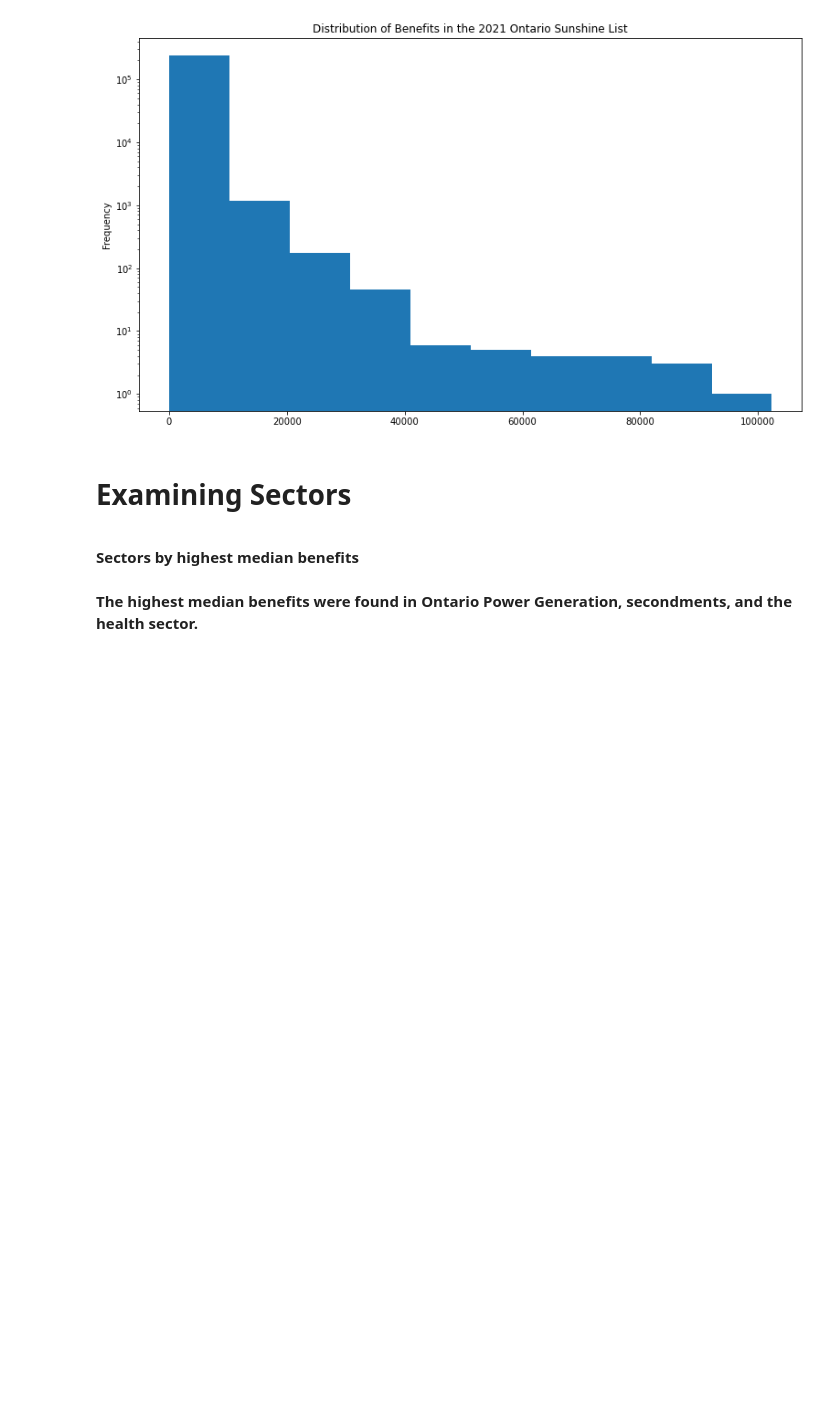
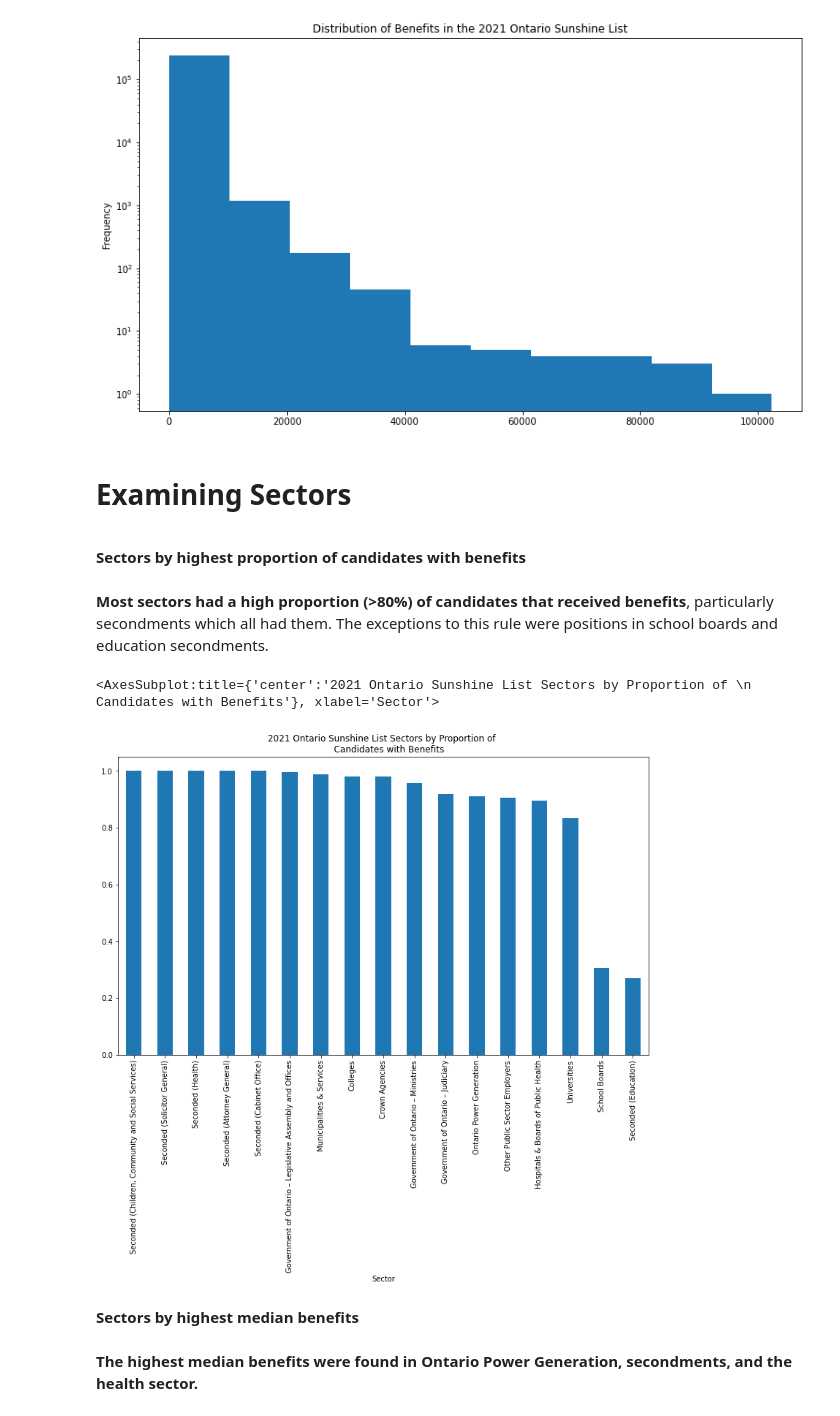
Before and after one commit to carlodghalnin/Ontario_Sunshine_List_Analysis, a Jupyter notebook: 2021_Ontario_Sunshine_List_Benefits_Analysis.ipynb, the cells around one changed output. Cells and saved outputs as stored; diff of their text form; code cells hidden in the pictures; blank space fills up the shorter version.

Commit message:
Finishing benefits analysis

```diff
--- a/2021_Ontario_Sunshine_List_Benefits_Analysis.ipynb
+++ b/2021_Ontario_Sunshine_List_Benefits_Analysis.ipynb
@@ -73,9 +72,26 @@ df['Benefits'].plot.hist(
 # %% [markdown]
 <h1>Examining Sectors</h1>
 <a id='Sectors'></a>
+# %% [markdown]
+**Sectors by highest proportion of candidates with benefits**
+<a id='Sectors1'></a>
+# %% [markdown]
+**Most sectors had a high proportion (>80%) of candidates that received benefits**, particularly secondments which all had them. The exceptions to this rule were positions in school boards and education secondments.
+# %%
+swb = df[df['Benefits'] > 0].groupby('Sector')['Benefits'].count()
+spro = swb/df.groupby('Sector')['Benefits'].count()
+
+spro.sort_values(ascending=False, inplace=True)
+spro.plot.bar(
+    title='''2021 Ontario Sunshine List Sectors by Proportion of
+    Candidates with Benefits''',
+    figsize=(13,7.5))
+# %% [output]
+<AxesSubplot:title={'center':'2021 Ontario Sunshine List Sectors by Proportion of \n    Candidates with Benefits'}, xlabel='Sector'>
+[figure, added]
 # %% [markdown]
 **Sectors by highest median benefits**
-<a id='Sectors1'></a>
+<a id='Sectors2'></a>
 # %% [markdown]
 **The highest median benefits were found in Ontario Power Generation, secondments, and the health sector.**
 # %%
```
Also changed, not shown: parts of 8 cells of this notebook.
